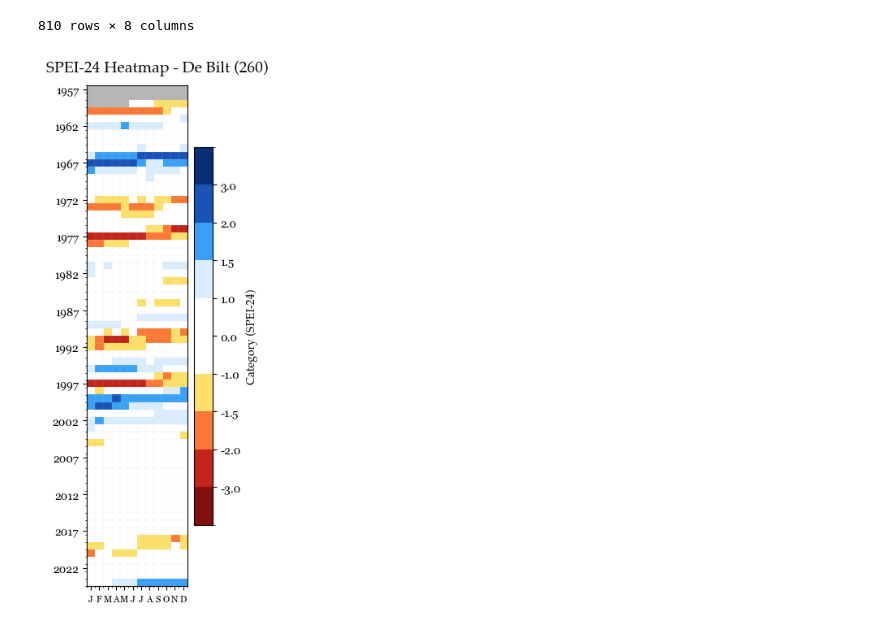
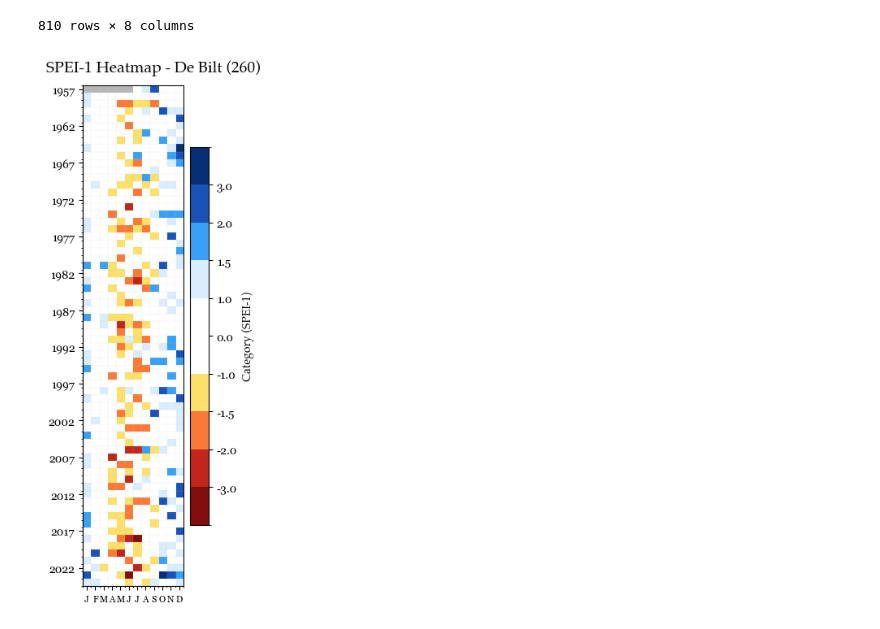
Before and after one commit to tomrooijakkers/data-science-portfolio, a Jupyter notebook: knmi-weather/03-knmi_drought_analysis.ipynb, the cells around one changed output. Cells and saved outputs as stored; diff of their text form; code cells hidden in the pictures.

```diff
--- a/knmi-weather/03-knmi_drought_analysis.ipynb
+++ b/knmi-weather/03-knmi_drought_analysis.ipynb
@@ -1057,8 +1118,8 @@ events_df.sort_values(f"drought_spi_{spi_timeframe_m}_magnitude", ascending=Fals
 # %%
 # Run a workflow in which RH and EV24 are imputed separately,
 # and then combined, fit to distr., which should give SPEI
-df_evap = knmi_spi_utils.get_measured_stn_precip_values(stn_code=STN_CODE,
-                                                        param_col="evap_ref")
+df_evap = knmi_spi_utils.get_measured_stn_param_values(stn_code=STN_CODE,
+                                                       param_col="evap_ref")
 # %%
 (try_impute, years_to_impute) = knmi_spi_utils.check_years_to_impute(df_evap, param_col="evap_ref")
 
@@ -1122,8 +1183,8 @@ df_evap_all
 | 5539 | 2008-11-30 | NaN | 0.08 |
 5540 rows × 3 columns
 # %%
-df_rain_data = knmi_spi_utils.simplify_dataset(df_rain_all, "rain_sum")
-df_evap_data = knmi_spi_utils.simplify_dataset(df_evap_all, "evap_ref")
+df_rain_data = knmi_spi_utils.measured_imputed_to_one_series(df_rain_all, "rain_sum")
+df_evap_data = knmi_spi_utils.measured_imputed_to_one_series(df_evap_all, "evap_ref")
 df_evap_data
 # %% [output]
 |  | date | evap_ref | is_imputed |
@@ -1227,10 +1288,10 @@ importlib.reload(knmi_spi_utils)
 # %%
 BILT_STN_CODE = 260
 # %%
-df_rain = knmi_spi_utils.get_measured_stn_precip_values(stn_code=BILT_STN_CODE,
-                                                        param_col="rain_sum")
-df_evap = knmi_spi_utils.get_measured_stn_precip_values(stn_code=BILT_STN_CODE,
-                                                        param_col="evap_ref")
+df_rain = knmi_spi_utils.get_measured_stn_param_values(stn_code=BILT_STN_CODE,
+                                                       param_col="rain_sum")
+df_evap = knmi_spi_utils.get_measured_stn_param_values(stn_code=BILT_STN_CODE,
+                                                       param_col="evap_ref")
 # %%
 # Run imputation workflow
 df_rain_sel = knmi_spi_utils.imputation_workflow(df_rain, "rain_sum", BILT_STN_CODE,
@@ -1334,14 +1395,14 @@ df_m_spei_pivot
 # %%
 %matplotlib inline
 
 ax = (knmi_meteo_visualize
-      .standardized_index_heatmap(df_m_spei_pivot, "spei_24",
+      .standardized_index_heatmap(df_m_spei_pivot, "spei_1",
                                   f"De Bilt ({BILT_STN_CODE})"))
 
 # Show the plot
 plt.show()
 # %% [output]
-[figure, old version]
+[figure, new version]
 # %%
 # TODO: Mention existence of SPI/SPEI package for Python: https://github.com/e-baumer/standard_precip
 # %%
```
Also changed, not shown: parts of 13 cells of this notebook, 5 other files.
